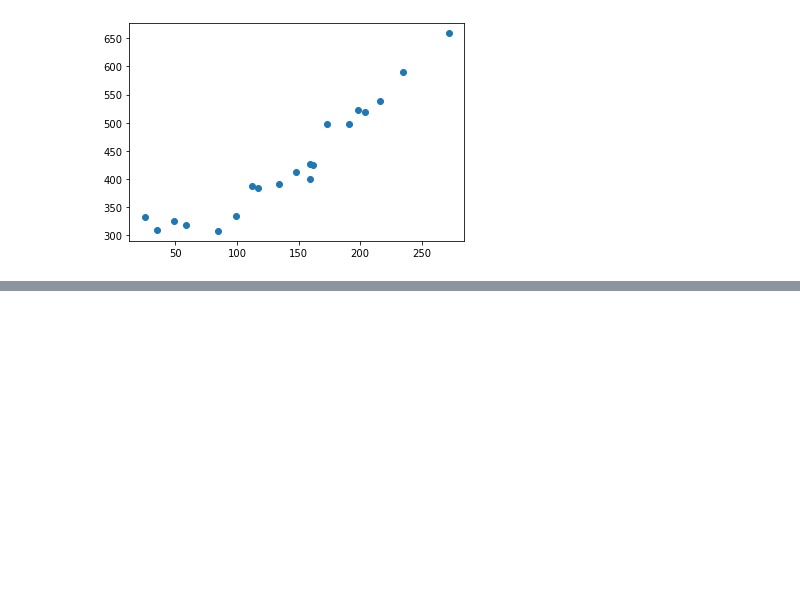
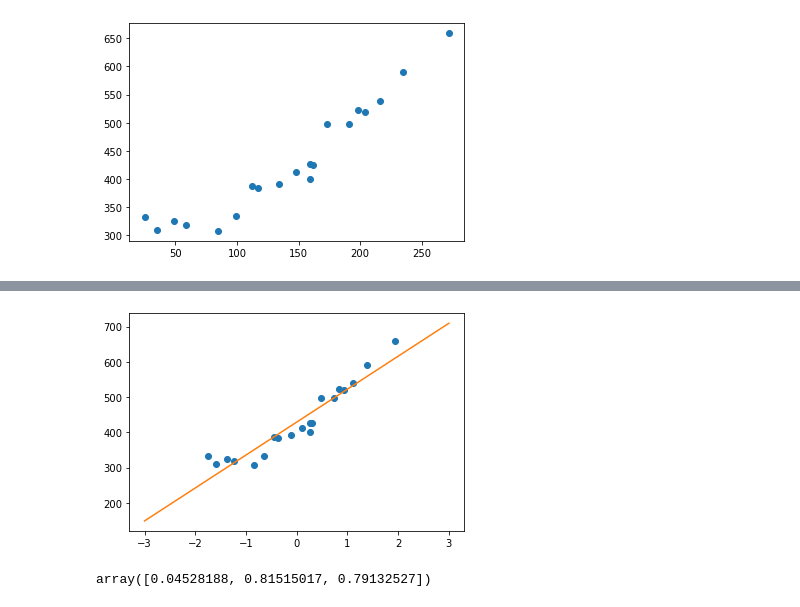
Before and after one commit to LoveFromSea/VsCodeFolder, a Jupyter notebook: Math_Learn/regression.ipynb, the cells around one changed output, grey strips where cells are left out. Cells and saved outputs as stored; diff of their text form; code cells hidden in the pictures; blank space fills up the shorter version.

```diff
--- a/Math_Learn/regression.ipynb
+++ b/Math_Learn/regression.ipynb
@@ -15,0 +22,6 @@ plt.show()
+# %%
+def f(x):
+    return theta0+theta1*x
+
+def E(x,y):
+    return 0.5*np.sum((y-f(x))**2)
@@ -15,0 +74,12 @@ plt.show()
+# %%
+x=np.linspace(-3,3,100)
+plt.plot(train_z,train_y,'o')
+plt.plot(x,f(x))
+plt.show()
+# %% [output]
+[figure, added]
+# %%
+theta=np.random.rand(3)
+theta
+# %% [output]
+array([0.04528188, 0.81515017, 0.79132527])
```
Also changed, not shown: parts of 10 cells of this notebook, 3 other files.
